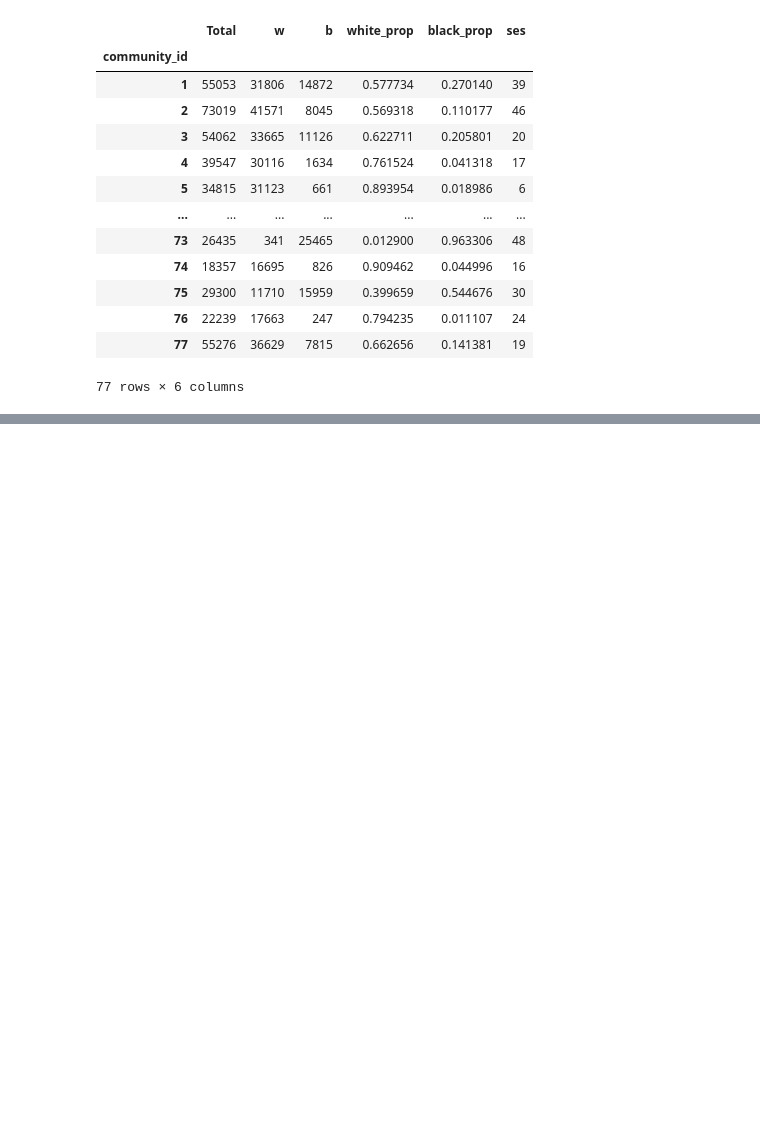
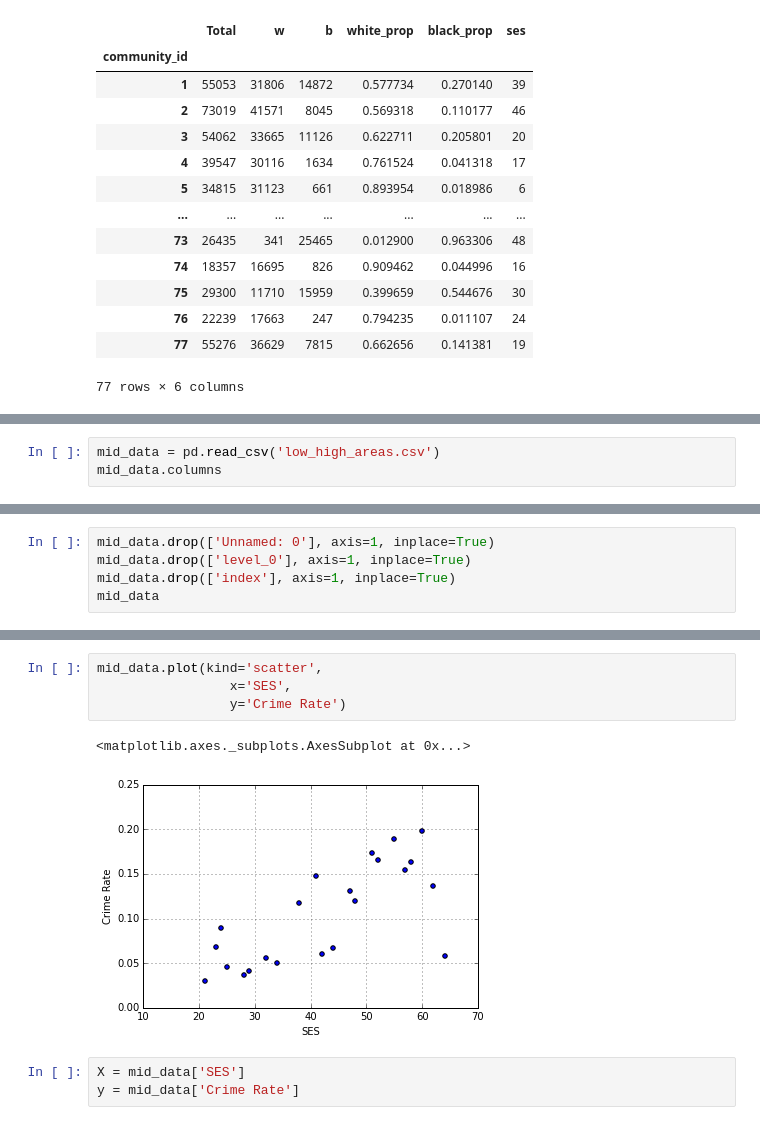
Before and after one commit to JennieQu/final_project_jennie_wisaam_hector, a Jupyter notebook: Regression_Analysis.ipynb, the cells around one changed output, grey strips where cells are left out. Drawn from its saved outputs; the diff is of its cells as text; blank space fills up the shorter version.

```diff
--- a/Regression_Analysis.ipynb
+++ b/Regression_Analysis.ipynb
@@ -335,0 +737,3 @@ edu_black_data
+# %%
+mid_data = pd.read_csv('low_high_areas.csv')
+mid_data.columns
@@ -335,0 +742,5 @@ edu_black_data
+# %%
+mid_data.drop(['Unnamed: 0'], axis=1, inplace=True)
+mid_data.drop(['level_0'], axis=1, inplace=True)
+mid_data.drop(['index'], axis=1, inplace=True)
+mid_data
@@ -335,0 +761,10 @@ edu_black_data
+# %%
+mid_data.plot(kind='scatter',
+                 x='SES',
+                 y='Crime Rate')
+# %% [output]
+<matplotlib.axes._subplots.AxesSubplot at 0x...>
+[figure, added]
+# %%
+X = mid_data['SES']
+y = mid_data['Crime Rate']
```
Also changed, not shown: parts of 93 cells of this notebook, 2 other files.
